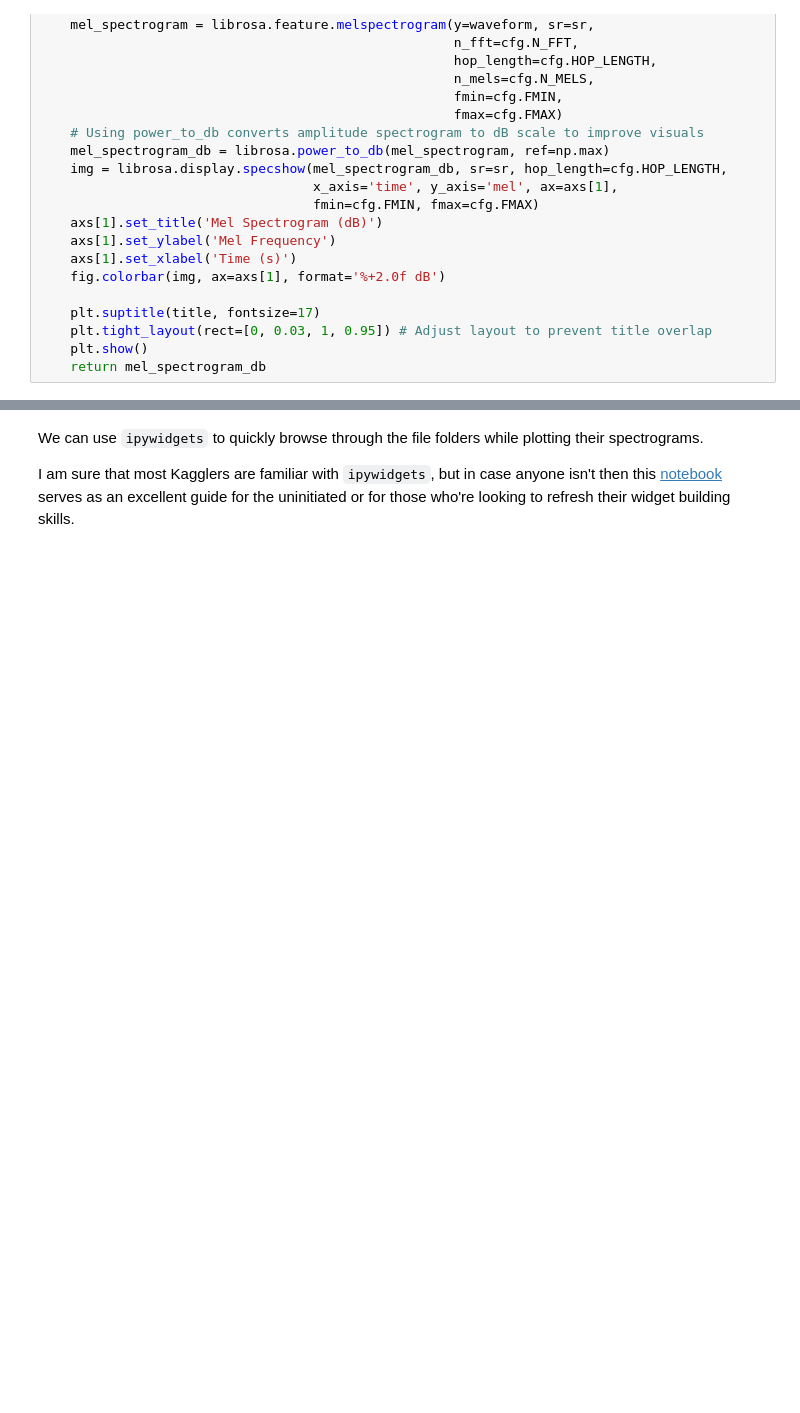
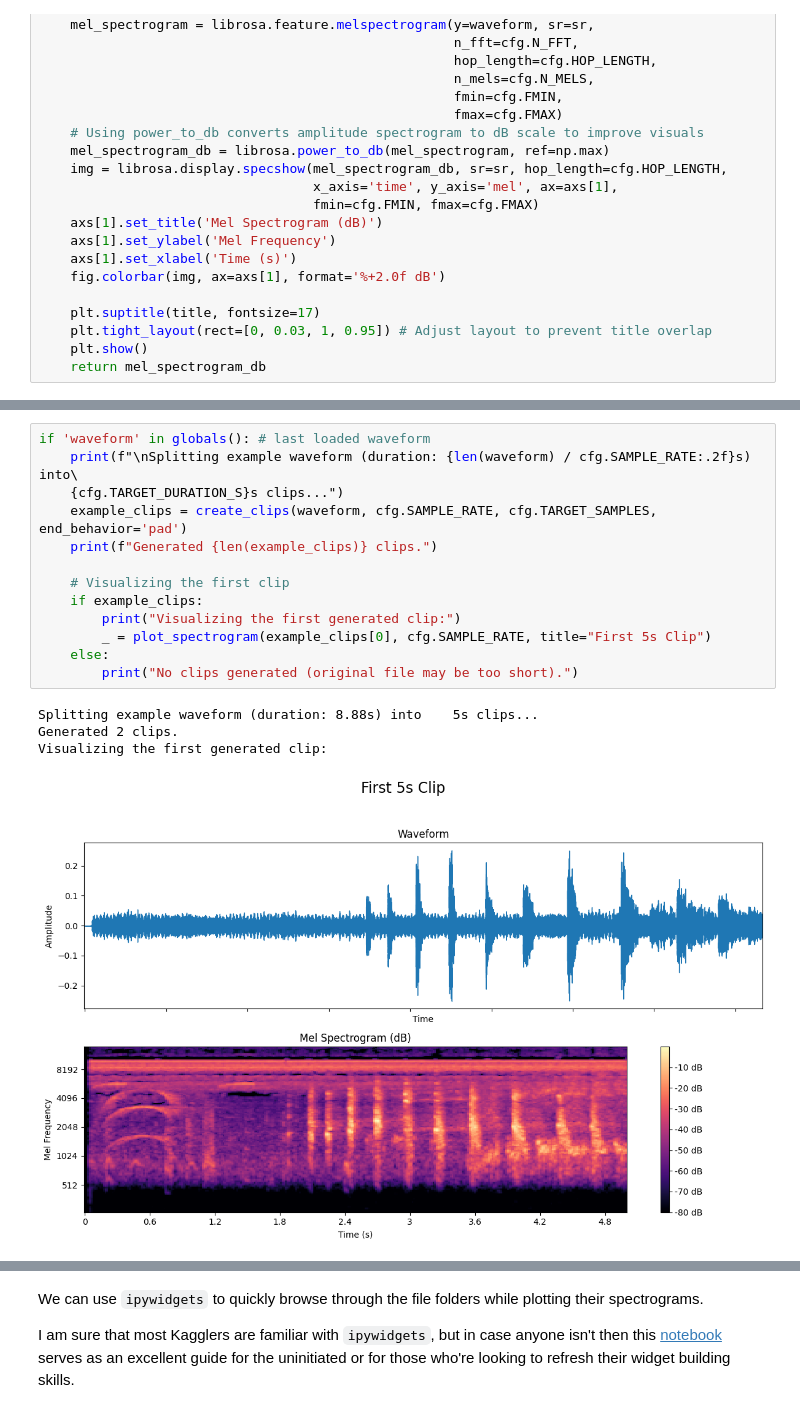
Before and after one commit to bachaudhry/kaggle_birdCLEF_25, a Jupyter notebook: 01-exploration+preprocessing.ipynb, the cells around one changed output, grey strips where cells are left out. Cells and saved outputs as stored; diff of their text form; blank space fills up the shorter version.

```diff
--- a/01-exploration+preprocessing.ipynb
+++ b/01-exploration+preprocessing.ipynb
@@ -279 +388,19 @@ Loading: bugtan/XC480423.ogg; Label: bugtan
+# %%
+if 'waveform' in globals(): # last loaded waveform
+    print(f"\nSplitting example waveform (duration: {len(waveform) / cfg.SAMPLE_RATE:.2f}s) into\
+    {cfg.TARGET_DURATION_S}s clips...")
+    example_clips = create_clips(waveform, cfg.SAMPLE_RATE, cfg.TARGET_SAMPLES, end_behavior='pad')
+    print(f"Generated {len(example_clips)} clips.")
+
+    # Visualizing the first clip
+    if example_clips:
+        print("Visualizing the first generated clip:")
+        _ = plot_spectrogram(example_clips[0], cfg.SAMPLE_RATE, title="First 5s Clip")
+    else:
+        print("No clips generated (original file may be too short).")
+# %% [output]
+Splitting example waveform (duration: 8.88s) into    5s clips...
+Generated 2 clips.
+Visualizing the first generated clip:
+[figure, added]
 # %% [markdown]
```
Also changed, not shown: parts of 11 cells of this notebook.
